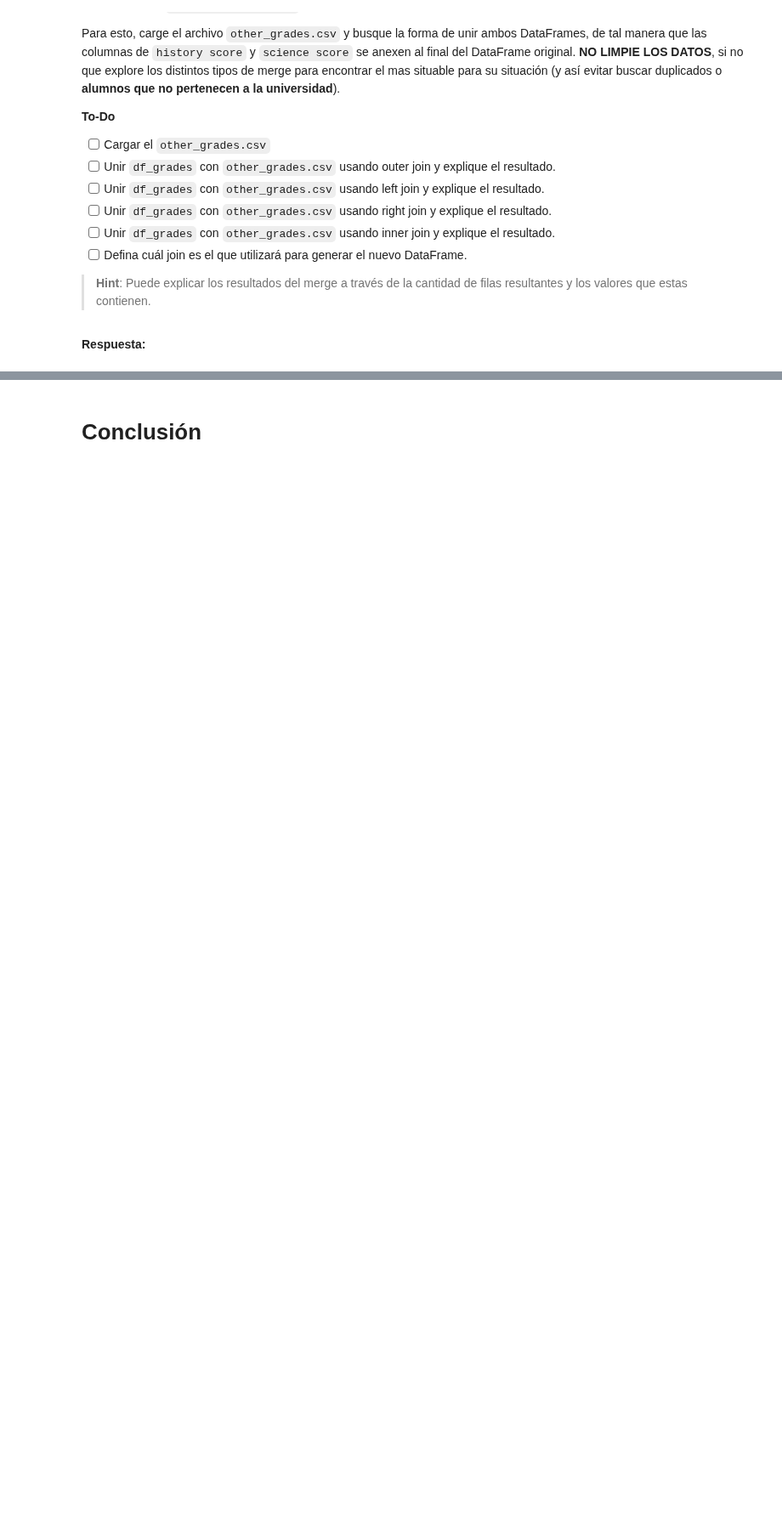
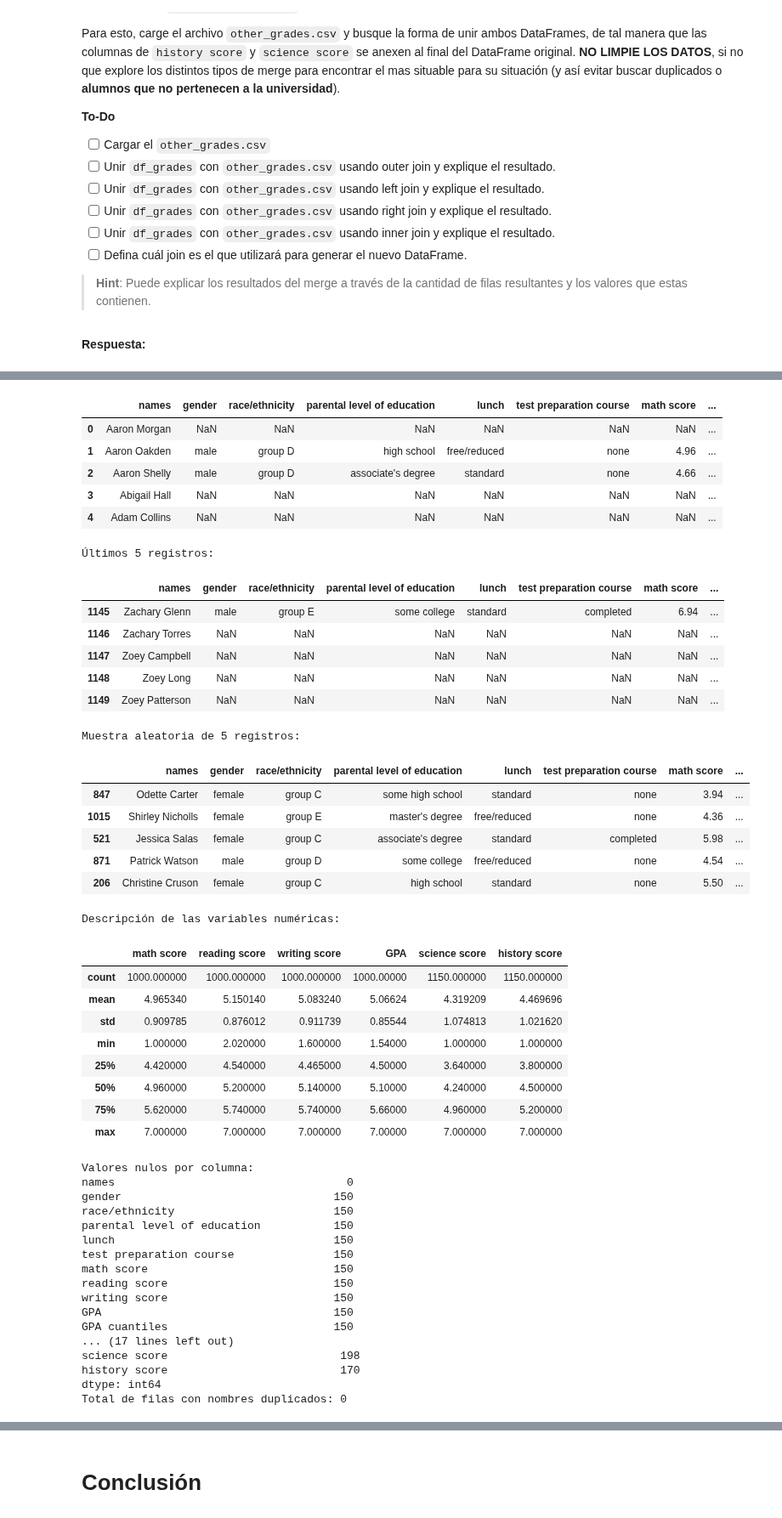
Before and after one commit to Qajirr/MDS7202-Labs, a Jupyter notebook: Lab 3 - Pandas/Lab3.ipynb, the cells around one changed output, grey strips where cells are left out. Shown at 85% size. Drawn from its saved outputs; the diff is of its cells as text; code cells hidden in the pictures; blank space fills up the shorter version.

```diff
--- a/Lab 3 - Pandas/Lab3.ipynb
+++ b/Lab 3 - Pandas/Lab3.ipynb
@@ -865,7 +862,7 @@ Para esto, carge el archivo `other_grades.csv` y busque la forma de unir ambos D
 # %%
 # Inserte su respuesta aquí
 other_grades = pd.read_csv('other_grades.csv')
-df_grades_outer = pd.merge(df_grades, other_grades, on='common_column', how='outer')
-df_grades_left = pd.merge(df_grades, other_grades, on='common_column', how='left')
-df_grades_right = pd.merge(df_grades, other_grades, on='common_column', how='right')
-df_grades_inner = pd.merge(df_grades, other_grades, on='common_column', how='inner')
+df_grades_outer = pd.merge(df_grades, other_grades, on='names', how='outer')
+df_grades_left = pd.merge(df_grades, other_grades, on='names', how='left')
+df_grades_right = pd.merge(df_grades, other_grades, on='names', how='right')
+df_grades_inner = pd.merge(df_grades, other_grades, on='names', how='inner')
@@ -873,0 +869,3 @@ df_grades_inner = pd.merge(df_grades, other_grades, on='common_column', how='inn
+# %%
+exploratory_data_analysis(df_grades_outer)
+# %% [output]
@@ -873,0 +875,47 @@ df_grades_inner = pd.merge(df_grades, other_grades, on='common_column', how='inn
+|  | names | gender | race/ethnicity | parental level of education | lunch | test preparation course | math score | ... |
+| 0 | Aaron Morgan | NaN | NaN | NaN | NaN | NaN | NaN | ... |
+| 1 | Aaron Oakden | male | group D | high school | free/reduced | none | 4.96 | ... |
+| 2 | Aaron Shelly | male | group D | associate's degree | standard | none | 4.66 | ... |
+| 3 | Abigail Hall | NaN | NaN | NaN | NaN | NaN | NaN | ... |
+| 4 | Adam Collins | NaN | NaN | NaN | NaN | NaN | NaN | ... |
+Últimos 5 registros:
+|  | names | gender | race/ethnicity | parental level of education | lunch | test preparation course | math score | ... |
+| 1145 | Zachary Glenn | male | group E | some college | standard | completed | 6.94 | ... |
+| 1146 | Zachary Torres | NaN | NaN | NaN | NaN | NaN | NaN | ... |
+| 1147 | Zoey Campbell | NaN | NaN | NaN | NaN | NaN | NaN | ... |
+| 1148 | Zoey Long | NaN | NaN | NaN | NaN | NaN | NaN | ... |
+| 1149 | Zoey Patterson | NaN | NaN | NaN | NaN | NaN | NaN | ... |
+Muestra aleatoria de 5 registros:
+|  | names | gender | race/ethnicity | parental level of education | lunch | test preparation course | math score | ... |
+| 847 | Odette Carter | female | group C | some high school | standard | none | 3.94 | ... |
+| 1015 | Shirley Nicholls | female | group E | master's degree | free/reduced | none | 4.36 | ... |
+| 521 | Jessica Salas | female | group C | associate's degree | standard | completed | 5.98 | ... |
+| 871 | Patrick Watson | male | group D | some college | free/reduced | none | 4.54 | ... |
+| 206 | Christine Cruson | female | group C | high school | standard | none | 5.50 | ... |
+Descripción de las variables numéricas:
+|  | math score | reading score | writing score | GPA | science score | history score |
+| count | 1000.000000 | 1000.000000 | 1000.000000 | 1000.00000 | 1150.000000 | 1150.000000 |
+| mean | 4.965340 | 5.150140 | 5.083240 | 5.06624 | 4.319209 | 4.469696 |
+| std | 0.909785 | 0.876012 | 0.911739 | 0.85544 | 1.074813 | 1.021620 |
+| min | 1.000000 | 2.020000 | 1.600000 | 1.54000 | 1.000000 | 1.000000 |
+| 25% | 4.420000 | 4.540000 | 4.465000 | 4.50000 | 3.640000 | 3.800000 |
+| 50% | 4.960000 | 5.200000 | 5.140000 | 5.10000 | 4.240000 | 4.500000 |
+| 75% | 5.620000 | 5.740000 | 5.740000 | 5.66000 | 4.960000 | 5.200000 |
+| max | 7.000000 | 7.000000 | 7.000000 | 7.00000 | 7.000000 | 7.000000 |
+Valores nulos por columna:
+names                                   0
+gender                                150
+race/ethnicity                        150
+parental level of education           150
+lunch                                 150
+test preparation course               150
+math score                            150
+reading score                         150
+writing score                         150
+GPA                                   150
+GPA cuantiles                         150
+... (17 lines left out)
+science score                          198
+history score                          170
+dtype: int64
+Total de filas con nombres duplicados: 0
```
Also changed, not shown: parts of 10 cells of this notebook.
